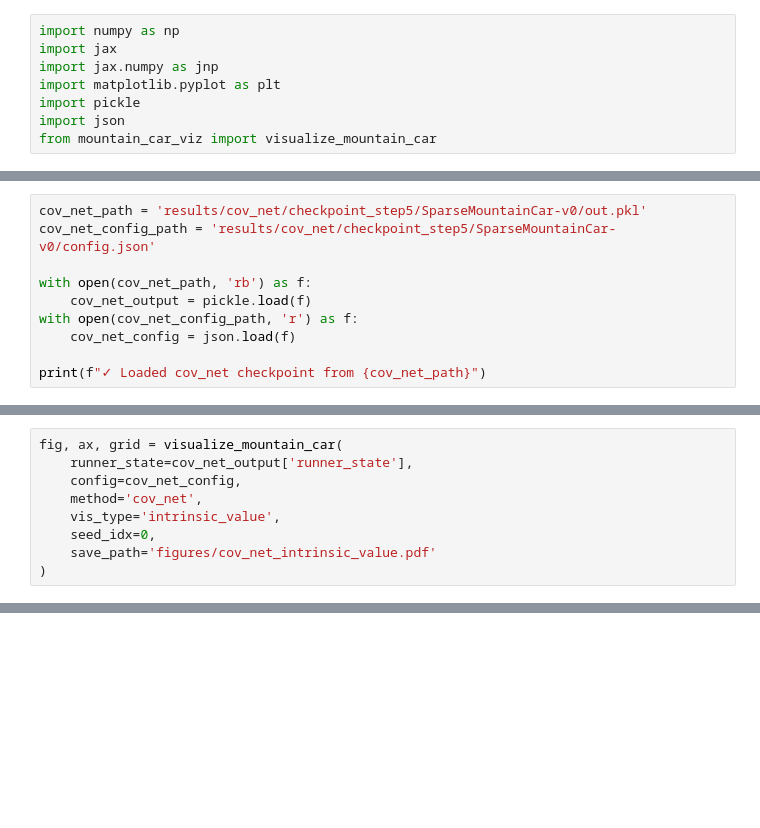
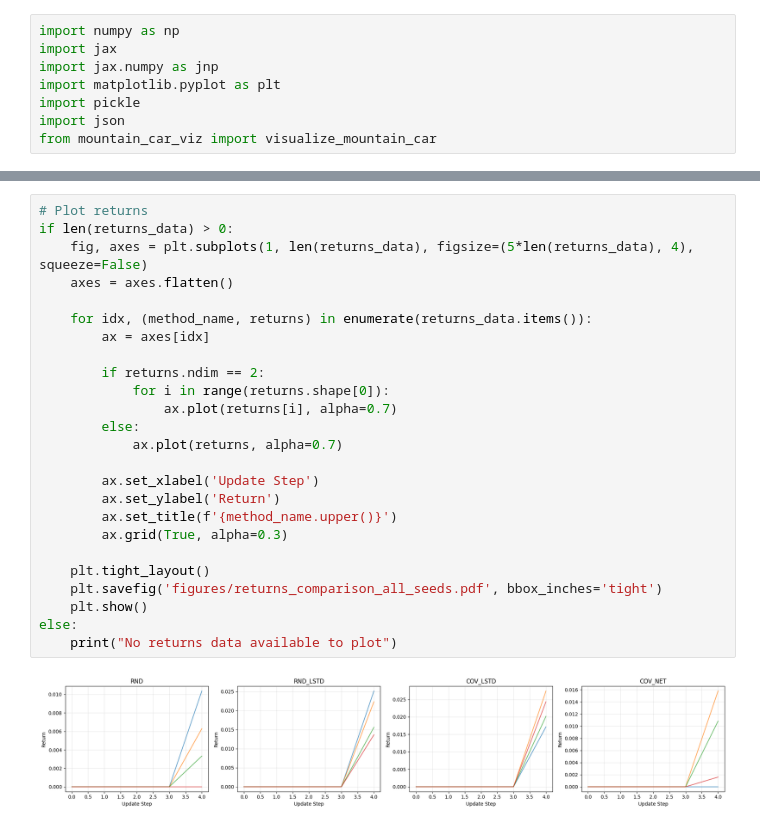
Before and after one commit to dillonmsandhu/td-avar-explore, a Jupyter notebook: deep/mc_viz.ipynb, the cells around one changed output, grey strips where cells are left out. Cells and saved outputs as stored; diff of their text form; blank space fills up the shorter version.

Commit message:
updated visualization notebook

```diff
--- a/deep/mc_viz.ipynb
+++ b/deep/mc_viz.ipynb
@@ -100,10 +23,0 @@ Saved to figures/cov_lstd_intrinsic_value.pdf
-# %%
-cov_net_path = 'results/cov_net/checkpoint_step5/SparseMountainCar-v0/out.pkl'
-cov_net_config_path = 'results/cov_net/checkpoint_step5/SparseMountainCar-v0/config.json'
-
-with open(cov_net_path, 'rb') as f:
-    cov_net_output = pickle.load(f)
-with open(cov_net_config_path, 'r') as f:
-    cov_net_config = json.load(f)
-
-print(f"✓ Loaded cov_net checkpoint from {cov_net_path}")
@@ -114,9 +23,0 @@ print(f"✓ Loaded cov_net checkpoint from {cov_net_path}")
-# %%
-fig, ax, grid = visualize_mountain_car(
-    runner_state=cov_net_output['runner_state'],
-    config=cov_net_config,
-    method='cov_net',
-    vis_type='intrinsic_value',
-    seed_idx=0,
-    save_path='figures/cov_net_intrinsic_value.pdf'
-)
@@ -127,0 +55,27 @@ Saved to figures/cov_net_intrinsic_value.pdf
+# %%
+# Plot returns
+if len(returns_data) > 0:
+    fig, axes = plt.subplots(1, len(returns_data), figsize=(5*len(returns_data), 4), squeeze=False)
+    axes = axes.flatten()
+
+    for idx, (method_name, returns) in enumerate(returns_data.items()):
+        ax = axes[idx]
+
+        if returns.ndim == 2:
+            for i in range(returns.shape[0]):
+                ax.plot(returns[i], alpha=0.7)
+        else:
+            ax.plot(returns, alpha=0.7)
+
+        ax.set_xlabel('Update Step')
+        ax.set_ylabel('Return')
+        ax.set_title(f'{method_name.upper()}')
+        ax.grid(True, alpha=0.3)
+
+    plt.tight_layout()
+    plt.savefig('figures/returns_comparison_all_seeds.pdf', bbox_inches='tight')
+    plt.show()
+else:
+    print("No returns data available to plot")
+# %% [output]
+[figure, added]
```
Also changed, not shown: parts of 16 cells of this notebook.
